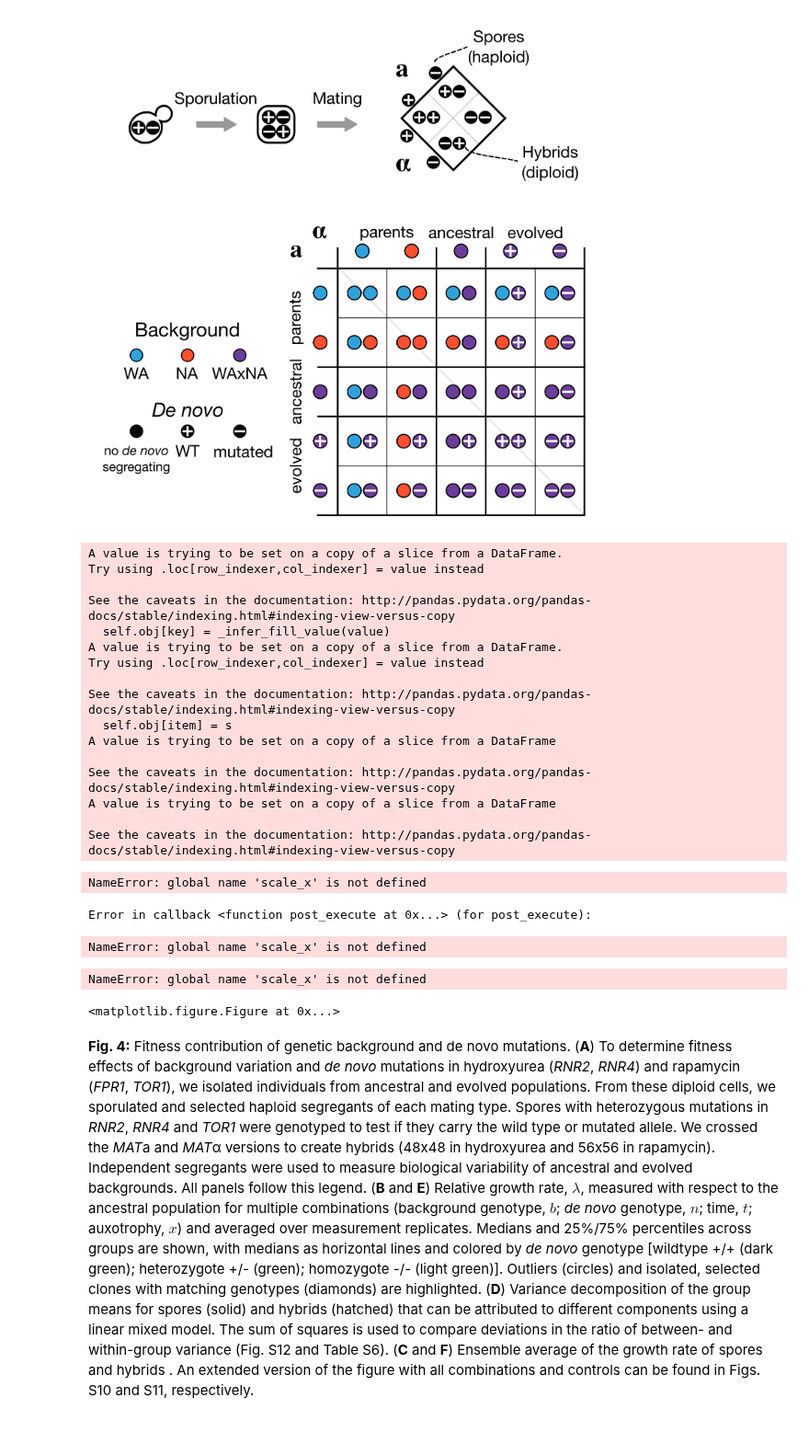
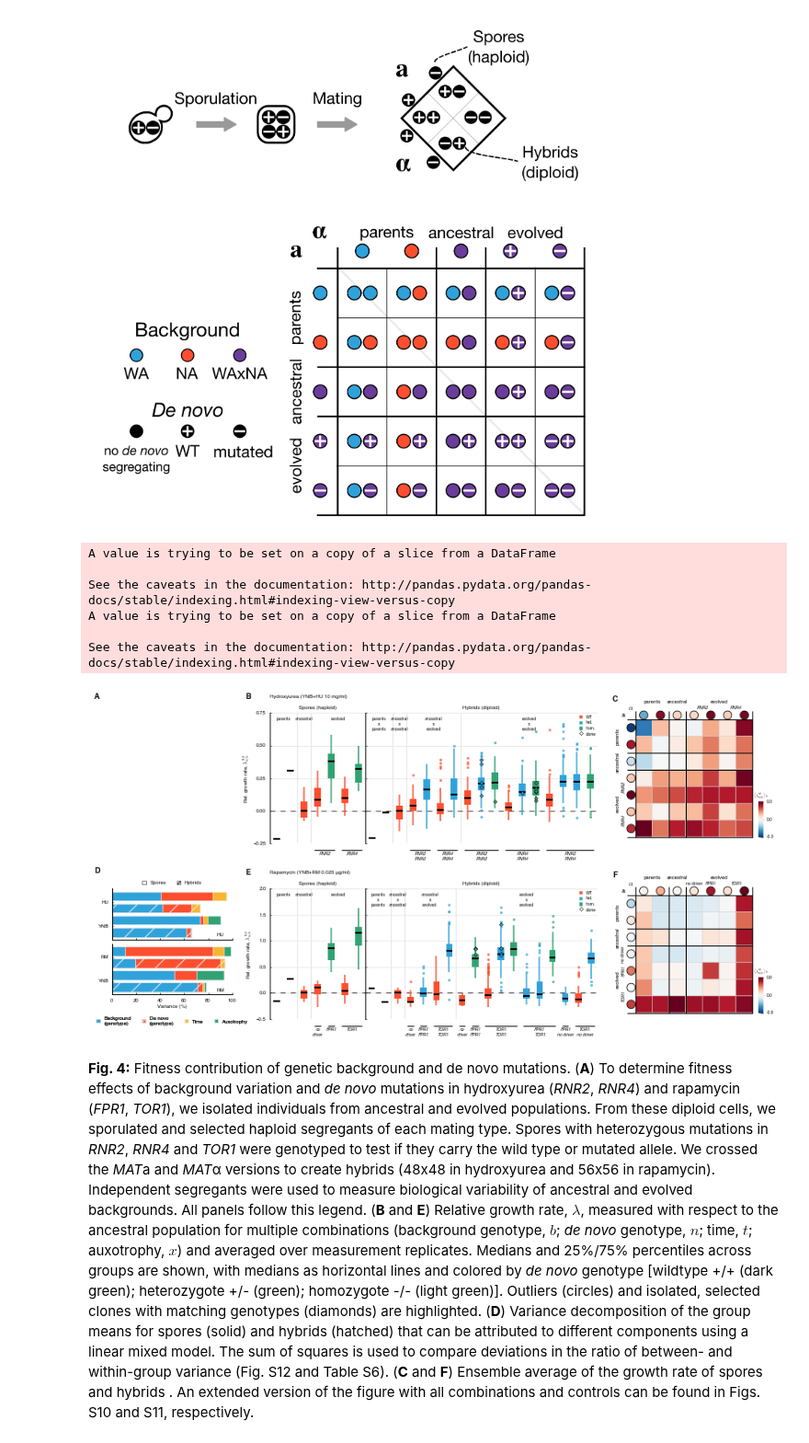
Before and after one commit to ivazquez/clonal-heterogeneity, a Jupyter notebook: src/figure4.ipynb, the cells around one changed output. Shown at 92% size. Saved outputs shown, nothing was run; the diff lists cells and outputs as text; code cells hidden in the pictures.

```diff
--- a/src/figure4.ipynb
+++ b/src/figure4.ipynb
@@ -546,7 +549,7 @@ for ii, (env_evo, ge) in enumerate(df.groupby(level='selection')):
     # x-axis
     ax.set_xlabel('Variance (%)', fontsize=6, labelpad=2, visible=True)
     xscale = 1e-2
-    xticks = ticker.FuncFormatter(lambda x, pos: '{0:g}'.format(x/scale_x))
+    xticks = ticker.FuncFormatter(lambda x, pos: '{0:g}'.format(x/xscale))
     ax.xaxis.set_major_formatter(xticks)
     # y-axis
     ax.set_ylabel('')
@@ -563,46 +566,32 @@ for ii, (env_evo, ge) in enumerate(df.groupby(level='selection')):
 # fix x-axis labels (missing due to boxplot styling)
 axes['RM'].xaxis.set_visible(True)
 plt.setp(axes['RM'].get_xticklabels(), visible=True)
 
 leg1 = ax.legend(bbox_to_anchor=(0.5, -0.65), ncol=4,
                  frameon=False, loc='lower center',
                  borderaxespad=0, handlelength=0.75, prop={'size':6})
 
 s_artist = patches.Rectangle((0,0), width=1, height=1,
                              facecolor='w', edgecolor='k')
 h_artist = patches.Rectangle((0,0), width=1, height=1, hatch='///',
                              facecolor='w', edgecolor='k')
 
 leg2 = axes['HU'].legend([s_artist,h_artist], ['Spores','Hybrids'],
                          bbox_to_anchor=(0.5, 1.2), ncol=2,
                          frameon=False, loc='upper center',
                          borderaxespad=0, handlelength=0.75, prop={'size':6})
 
 ax.add_artist(leg1)
 
 fig.savefig(dir_paper+'figures/figure4/figure4.png', dpi=300, bbox_inches='tight')
 fig.savefig(dir_paper+'figures/figure4/figure4.svg', dpi=300, bbox_inches='tight')
 plt.show()
 # %% [output]
-A value is trying to be set on a copy of a slice from a DataFrame.
-Try using .loc[row_indexer,col_indexer] = value instead
-
-See the caveats in the documentation: http://pandas.pydata.org/pandas-docs/stable/indexing.html#indexing-view-versus-copy
-  self.obj[key] = _infer_fill_value(value)
-A value is trying to be set on a copy of a slice from a DataFrame.
-Try using .loc[row_indexer,col_indexer] = value instead
-
-See the caveats in the documentation: http://pandas.pydata.org/pandas-docs/stable/indexing.html#indexing-view-versus-copy
-  self.obj[item] = s
 A value is trying to be set on a copy of a slice from a DataFrame
 
 See the caveats in the documentation: http://pandas.pydata.org/pandas-docs/stable/indexing.html#indexing-view-versus-copy
 A value is trying to be set on a copy of a slice from a DataFrame
 
 See the caveats in the documentation: http://pandas.pydata.org/pandas-docs/stable/indexing.html#indexing-view-versus-copy
-NameError: global name 'scale_x' is not defined
-Error in callback <function post_execute at 0x...> (for post_execute):
-NameError: global name 'scale_x' is not defined
-NameError: global name 'scale_x' is not defined
-<matplotlib.figure.Figure at 0x...>
+[figure, added]
 # %% [markdown]
```
Also changed, not shown: parts of 3 cells of this notebook, 2 other files.
